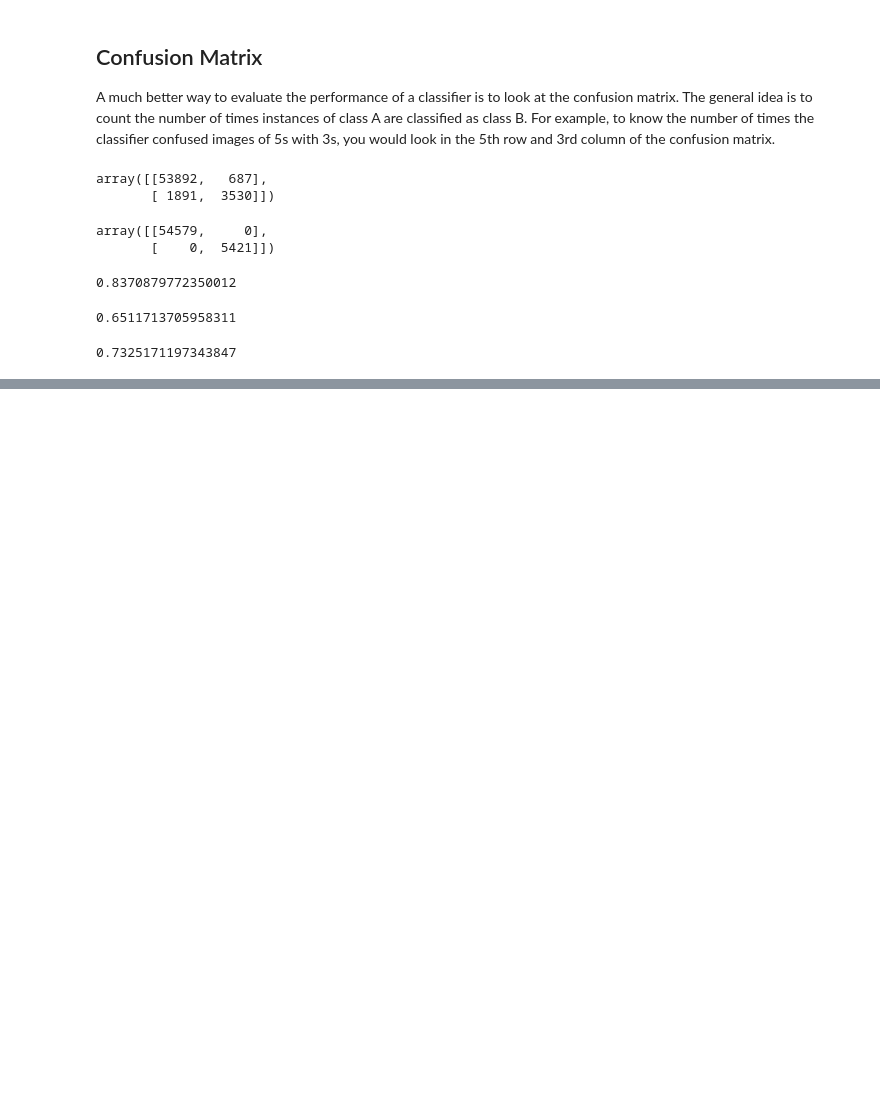
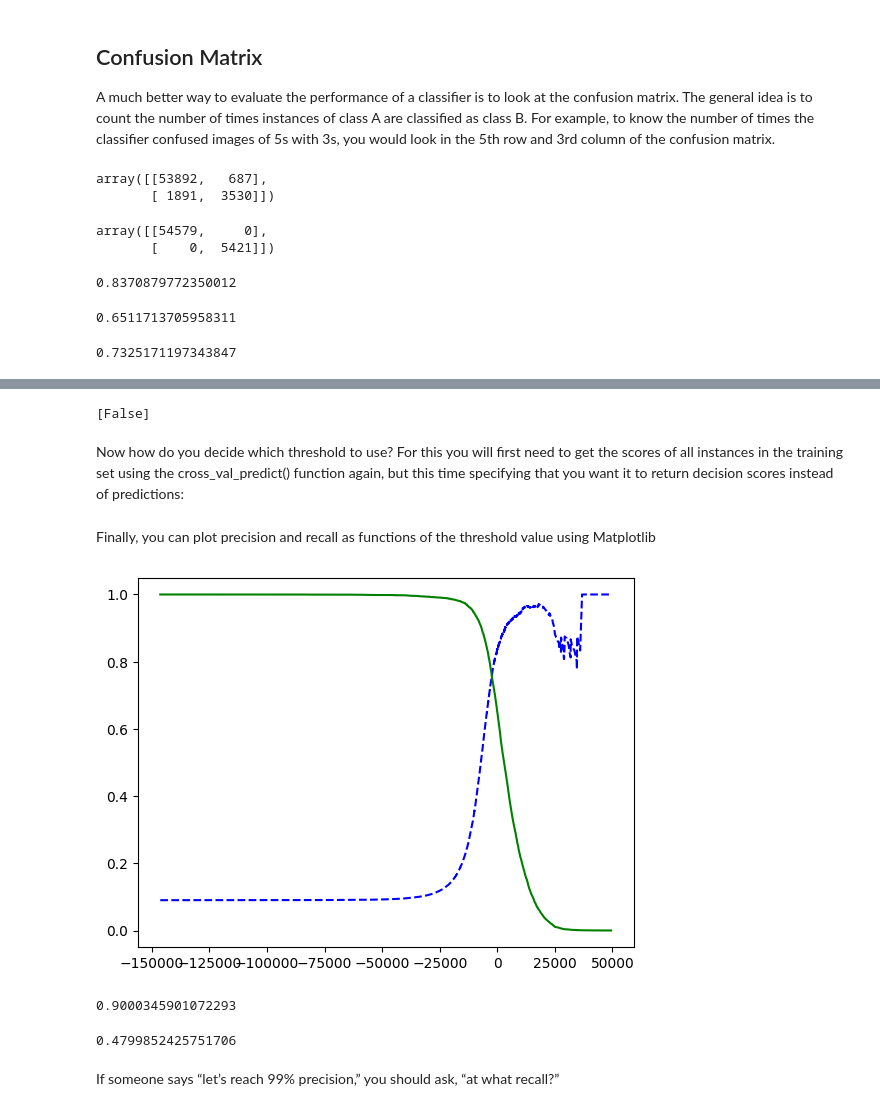
Before and after one commit to tumuruub0108/hands_on_ml, a Jupyter notebook: classification/mnist.ipynb, the cells around one changed output, grey strips where cells are left out. Drawn from its saved outputs; the diff is of its cells as text; code cells hidden in the pictures; blank space fills up the shorter version.

```diff
--- a/classification/mnist.ipynb
+++ b/classification/mnist.ipynb
@@ -108,0 +129,27 @@ f1_score(y_train_5, y_train_pred)
+# %%
+threshold = 8000
+y_some_digit_pred = (y_scores > threshold)
+print(y_some_digit_pred)
+# %% [output]
+[False]
+# %% [markdown]
+Now how do you decide which threshold to use? For this you will first need to get the
+scores of all instances in the training set using the cross_val_predict() function
+again, but this time specifying that you want it to return decision scores instead of
+predictions:
+# %%
+y_scores = cross_val_predict(sgd_clf, X_train, y_train_5, cv=3, method="decision_function")
+# %%
+precisions, recalls, thresholds = precision_recall_curve(y_train_5, y_scores)
+# %% [markdown]
+Finally, you can plot precision and recall as functions of the threshold value using
+Matplotlib
+# %%
+def plot_precision_recall_vs_threshold(precisions, recalls, thresholds):
+    plt.plot(thresholds, precisions[:-1], "b--", label="Precision")
+    plt.plot(thresholds, recalls[:-1], "g-", label="Recall")
+
+plot_precision_recall_vs_threshold(precisions, recalls, thresholds)
+plt.show()
+# %% [output]
+[figure, added]
@@ -108,0 +160,11 @@ f1_score(y_train_5, y_train_pred)
+# %%
+precision_score(y_train_5, y_train_pred_90)
+# %% [output]
+0.9000345901072293
+# %%
+recall_score(y_train_5, y_train_pred_90)
+# %% [output]
+0.4799852425751706
+# %% [markdown]
+If someone says “let’s reach 99% precision,” you should ask, “at
+what recall?”
```
Also changed, not shown: parts of 29 cells of this notebook.
